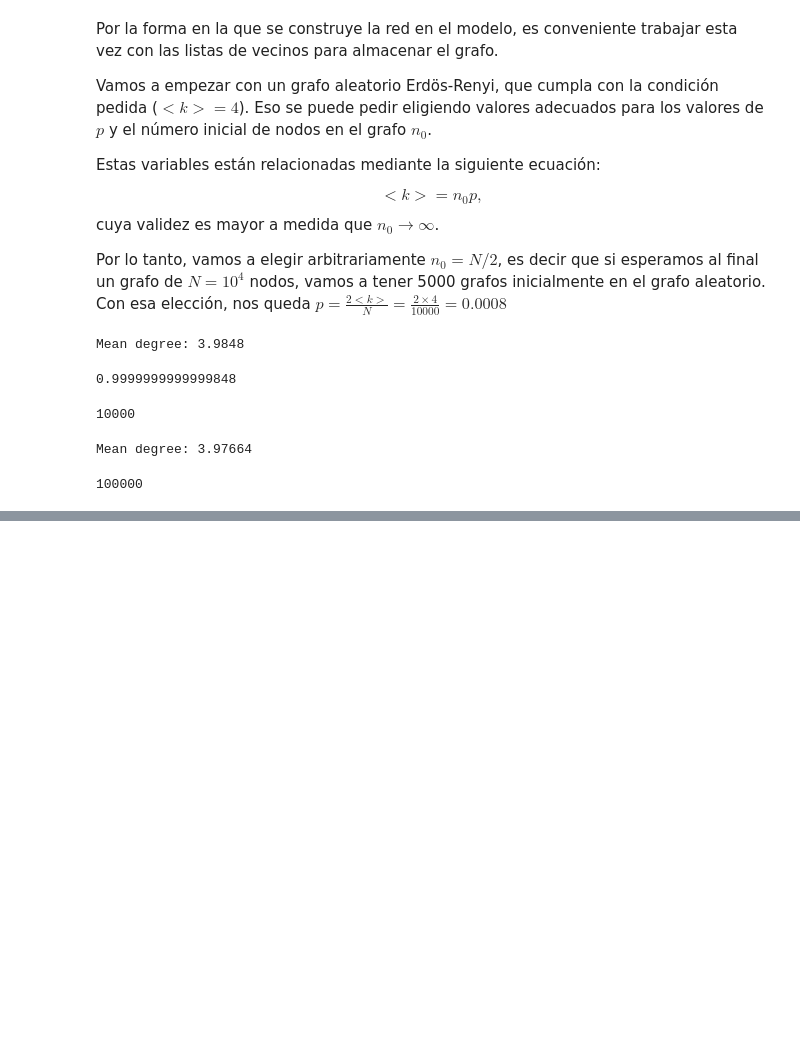
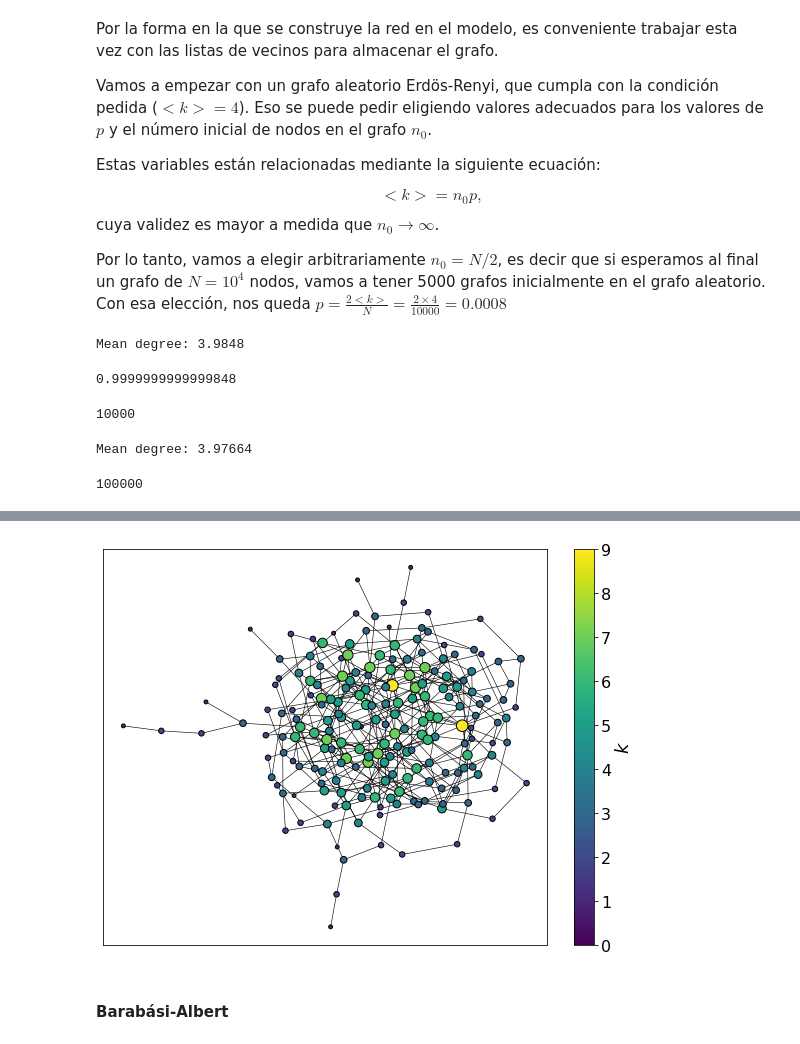
Before and after one commit to nicolasvazquez95/RedesComplejas_famaf, a Jupyter notebook: soluciones/tp4/problema2.ipynb, the cells around one changed output, grey strips where cells are left out. Drawn from its saved outputs; the diff is of its cells as text; code cells hidden in the pictures; blank space fills up the shorter version.

```diff
--- a/soluciones/tp4/problema2.ipynb
+++ b/soluciones/tp4/problema2.ipynb
@@ -214,0 +225,3 @@ len(neighbor_list)
+# %%
+# Para <k> = 4, debe ser p = 4/200 = 0.02
+erdos_renyi = nx.erdos_renyi_graph(200,0.02,seed=42)
@@ -214,0 +232,22 @@ len(neighbor_list)
+# %%
+pos = nx.drawing.layout.kamada_kawai_layout(erdos_renyi)
+
+degrees = erdos_renyi.degree() #Dict with Node ID, Degree
+nodes = erdos_renyi.nodes()
+n_color = np.asarray([degrees[n] for n in nodes])
+
+edges = erdos_renyi.edges()
+
+fig, ax = plt.subplots(figsize=(8,6))
+sc = nx.draw_networkx_nodes(erdos_renyi,pos=pos,nodelist=nodes,node_color=n_color,
+                      ax=ax,cmap='viridis',node_size=15*n_color,edgecolors='k')
+nx.draw_networkx_edges(erdos_renyi,pos=pos,width=0.6,ax=ax)
+
+cb = fig.colorbar(sc,)
+cb.set_label('$k$',size=18)
+cb.ax.tick_params(labelsize=16)
+plt.tight_layout()
+# %% [output]
+[figure, added]
+# %% [markdown]
+#### Barabási-Albert
```
Also changed, not shown: parts of 19 cells of this notebook.
